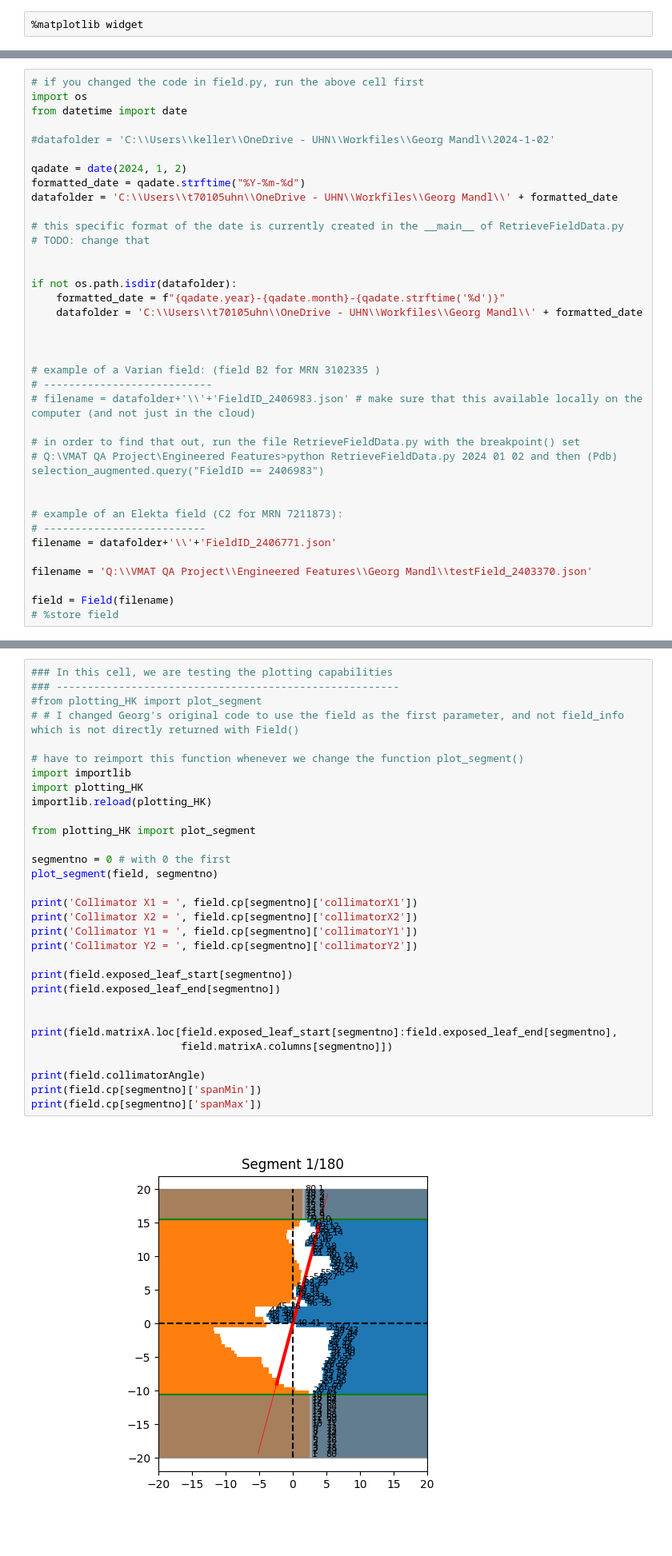
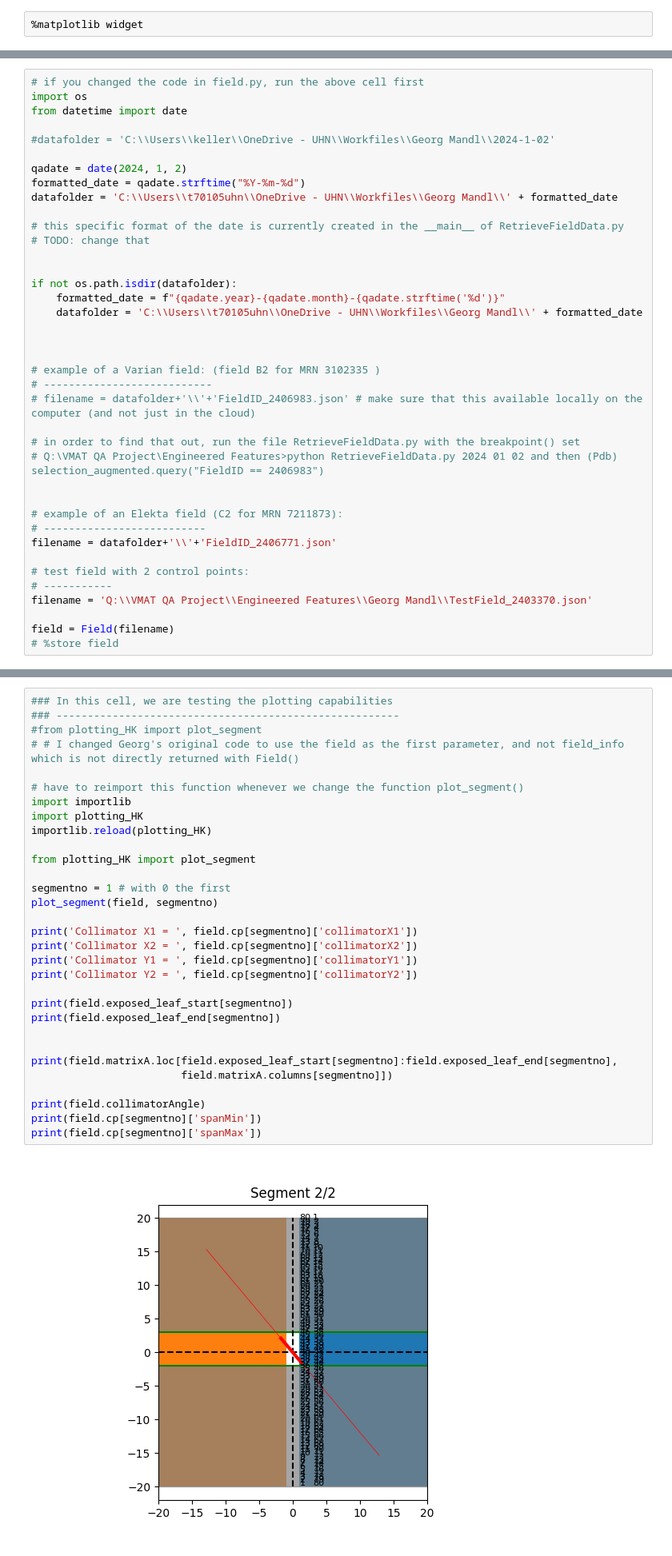
Before and after one commit to sukhjitsehra/Radiotherapy-Quality-Assurance, a Jupyter notebook: notebooks/GeorgCodeTesting.ipynb, the cells around one changed output, grey strips where cells are left out. Shown at 80% size. Cells and saved outputs as stored; diff of their text form.

Commit message:
Updated GeorgCodeTesting.py with TestField

```diff
--- a/notebooks/GeorgCodeTesting.ipynb
+++ b/notebooks/GeorgCodeTesting.ipynb
@@ -41,7 +41,9 @@ if not os.path.isdir(datafolder):
 # --------------------------
 filename = datafolder+'\\'+'FieldID_2406771.json'
 
-filename = 'Q:\\VMAT QA Project\\Engineered Features\\Georg Mandl\\testField_2403370.json'
+# test field with 2 control points:
+# -----------
+filename = 'Q:\\VMAT QA Project\\Engineered Features\\Georg Mandl\\TestField_2403370.json'
 
 field = Field(filename)
 # %store field
@@ -96,32 +89,32 @@ Length: 180, dtype: float64
 ### In this cell, we are testing the plotting capabilities
 ### -------------------------------------------------------
 #from plotting_HK import plot_segment
 # # I changed Georg's original code to use the field as the first parameter, and not field_info which is not directly returned with Field()
 
 # have to reimport this function whenever we change the function plot_segment()
 import importlib
 import plotting_HK
 importlib.reload(plotting_HK)
 
 from plotting_HK import plot_segment
 
-segmentno = 0 # with 0 the first
+segmentno = 1 # with 0 the first
 plot_segment(field, segmentno)
 
 print('Collimator X1 = ', field.cp[segmentno]['collimatorX1'])
 print('Collimator X2 = ', field.cp[segmentno]['collimatorX2'])
 print('Collimator Y1 = ', field.cp[segmentno]['collimatorY1'])
 print('Collimator Y2 = ', field.cp[segmentno]['collimatorY2'])
 
 print(field.exposed_leaf_start[segmentno])
 print(field.exposed_leaf_end[segmentno])
 
 
 print(field.matrixA.loc[field.exposed_leaf_start[segmentno]:field.exposed_leaf_end[segmentno],
                         field.matrixA.columns[segmentno]])
 
 print(field.collimatorAngle)
 print(field.cp[segmentno]['spanMin'])
 print(field.cp[segmentno]['spanMax'])
 # %% [output]
-[figure, old version]
+[figure, new version]
```
Also changed, not shown: parts of 2 cells of this notebook.
